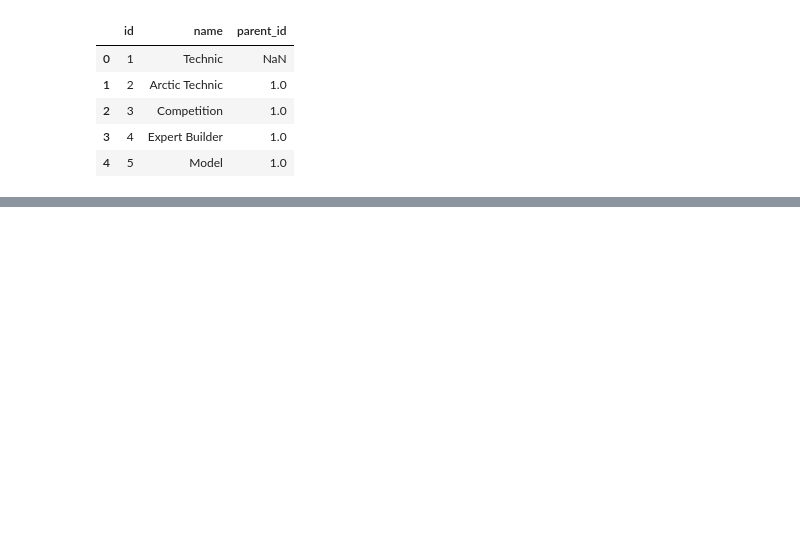
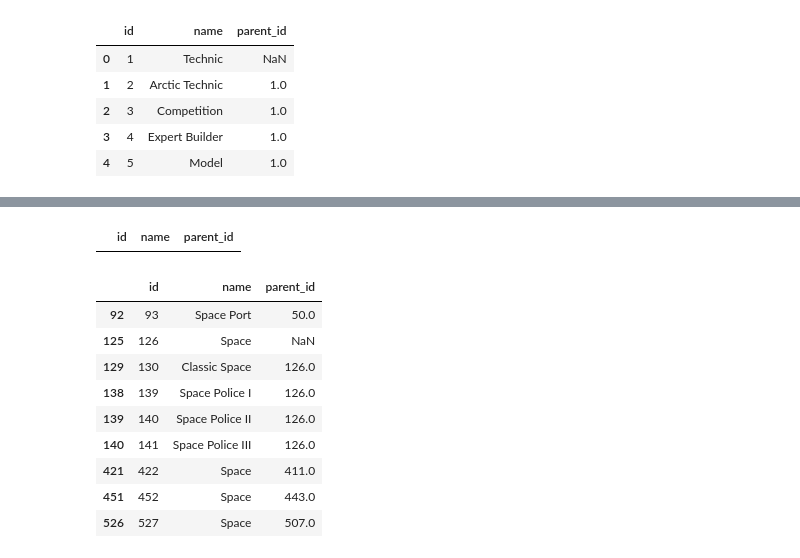
Before and after one commit to JIVJGFJZKF/summer_2020_data, a Jupyter notebook: analysis_lesson_01.ipynb, the cells around one changed output, grey strips where cells are left out. Saved outputs shown, nothing was run; the diff lists cells and outputs as text; code cells hidden in the pictures; blank space fills up the shorter version.

```diff
--- a/analysis_lesson_01.ipynb
+++ b/analysis_lesson_01.ipynb
@@ -69,0 +116,17 @@ df_themes[(df_themes['id']>499) & (df_themes['id']<510)]
+# %%
+df_themes.loc[df_themes['name'].str.contains('space',case=True)]
+# %% [output]
+|  | id | name | parent_id |
+# %%
+df_themes.loc[df_themes['name'].str.contains('space',case=False)]
+# %% [output]
+|  | id | name | parent_id |
+| 92 | 93 | Space Port | 50.0 |
+| 125 | 126 | Space | NaN |
+| 129 | 130 | Classic Space | 126.0 |
+| 138 | 139 | Space Police I | 126.0 |
+| 139 | 140 | Space Police II | 126.0 |
+| 140 | 141 | Space Police III | 126.0 |
+| 421 | 422 | Space | 411.0 |
+| 451 | 452 | Space | 443.0 |
+| 526 | 527 | Space | 507.0 |
```
Also changed, not shown: parts of 24 cells of this notebook.
